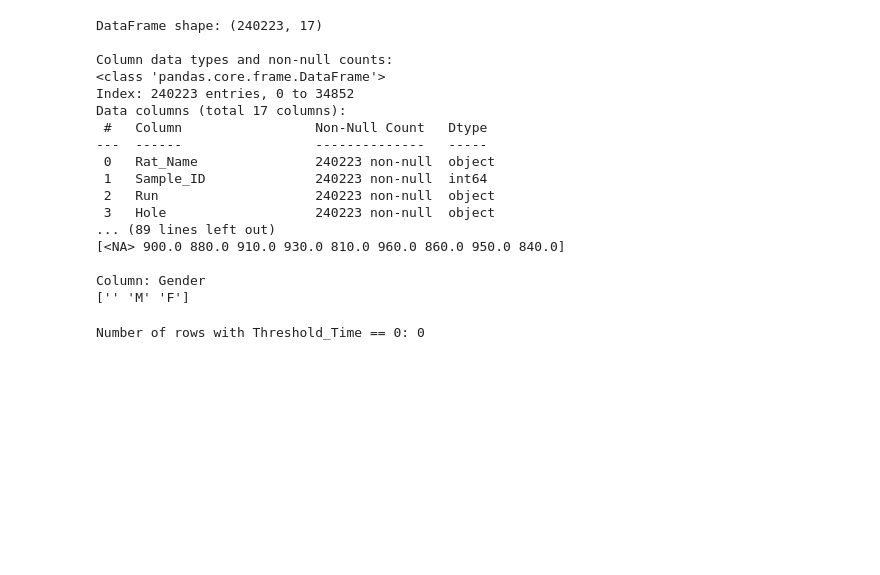
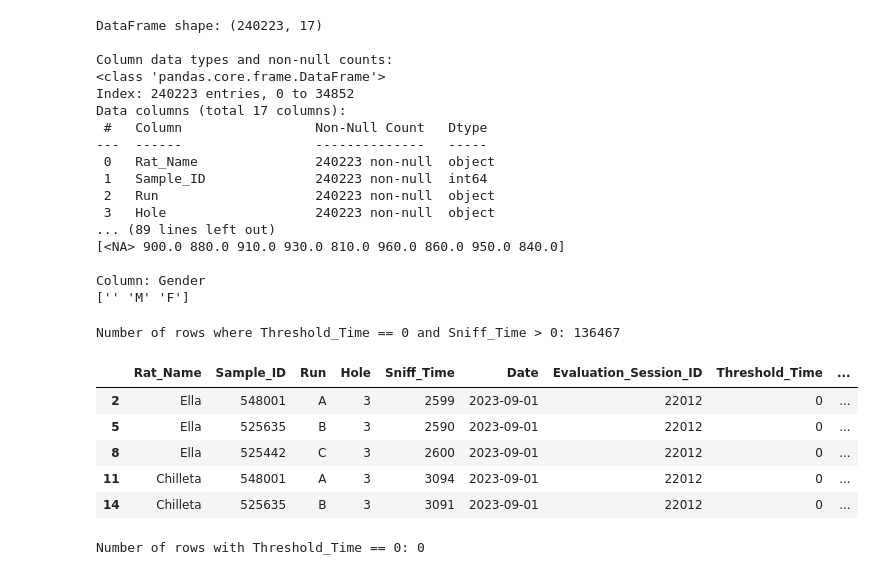
Before and after one commit to AT-element61/Ratical_Thinkers, a Jupyter notebook: Notebooks/1.Merge_Tables.ipynb, the cells around one changed output. Cells and saved outputs as stored; diff of their text form; code cells hidden in the pictures; blank space fills up the shorter version.

```diff
--- a/Notebooks/1.Merge_Tables.ipynb
+++ b/Notebooks/1.Merge_Tables.ipynb
@@ -458,6 +463,18 @@ Data columns (total 17 columns):
 
 Column: Gender
 ['' 'M' 'F']
+# %%
+rows_with_zero_threshold_and_positive_sniff = final_df[(final_df['Threshold_Time'] == 0) & (final_df['Sniff_Time'] > 0)]
+print(f"Number of rows where Threshold_Time == 0 and Sniff_Time > 0: {len(rows_with_zero_threshold_and_positive_sniff)}")
+rows_with_zero_threshold_and_positive_sniff.head()
+# %% [output]
+Number of rows where Threshold_Time == 0 and Sniff_Time > 0: 136467
+|  | Rat_Name | Sample_ID | Run | Hole | Sniff_Time | Date | Evaluation_Session_ID | Threshold_Time | ... |
+| 2 | Ella | 548001 | A | 3 | 2599 | 2023-09-01 | 22012 | 0 | ... |
+| 5 | Ella | 525635 | B | 3 | 2590 | 2023-09-01 | 22012 | 0 | ... |
+| 8 | Ella | 525442 | C | 3 | 2600 | 2023-09-01 | 22012 | 0 | ... |
+| 11 | Chilleta | 548001 | A | 3 | 3094 | 2023-09-01 | 22012 | 0 | ... |
+| 14 | Chilleta | 525635 | B | 3 | 3091 | 2023-09-01 | 22012 | 0 | ... |
 # %%
 # Impute or remove rows with Threshold_Time == 0
 def impute_or_remove_threshold(df):
```
Also changed, not shown: parts of 2 cells of this notebook, 1 other file.
